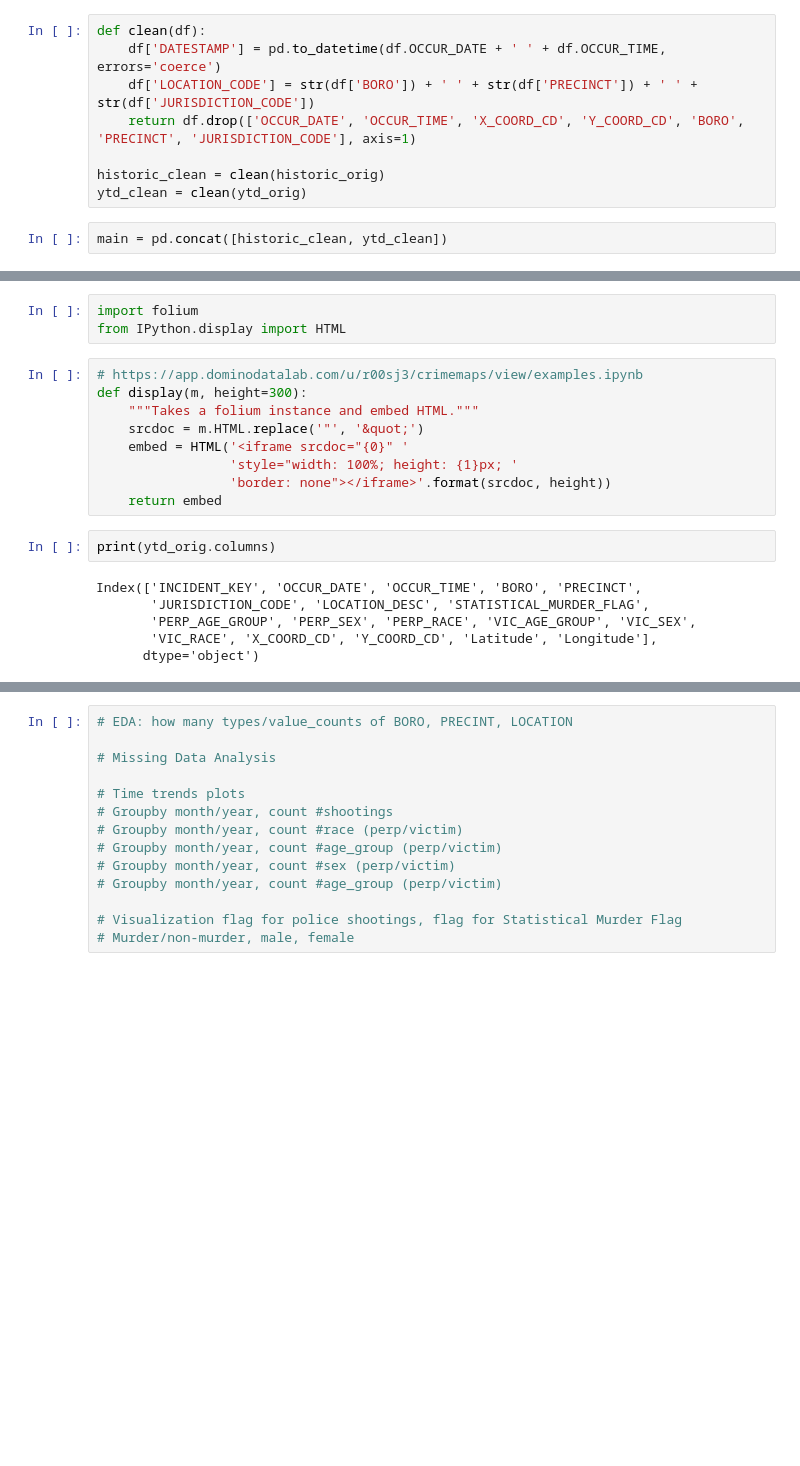
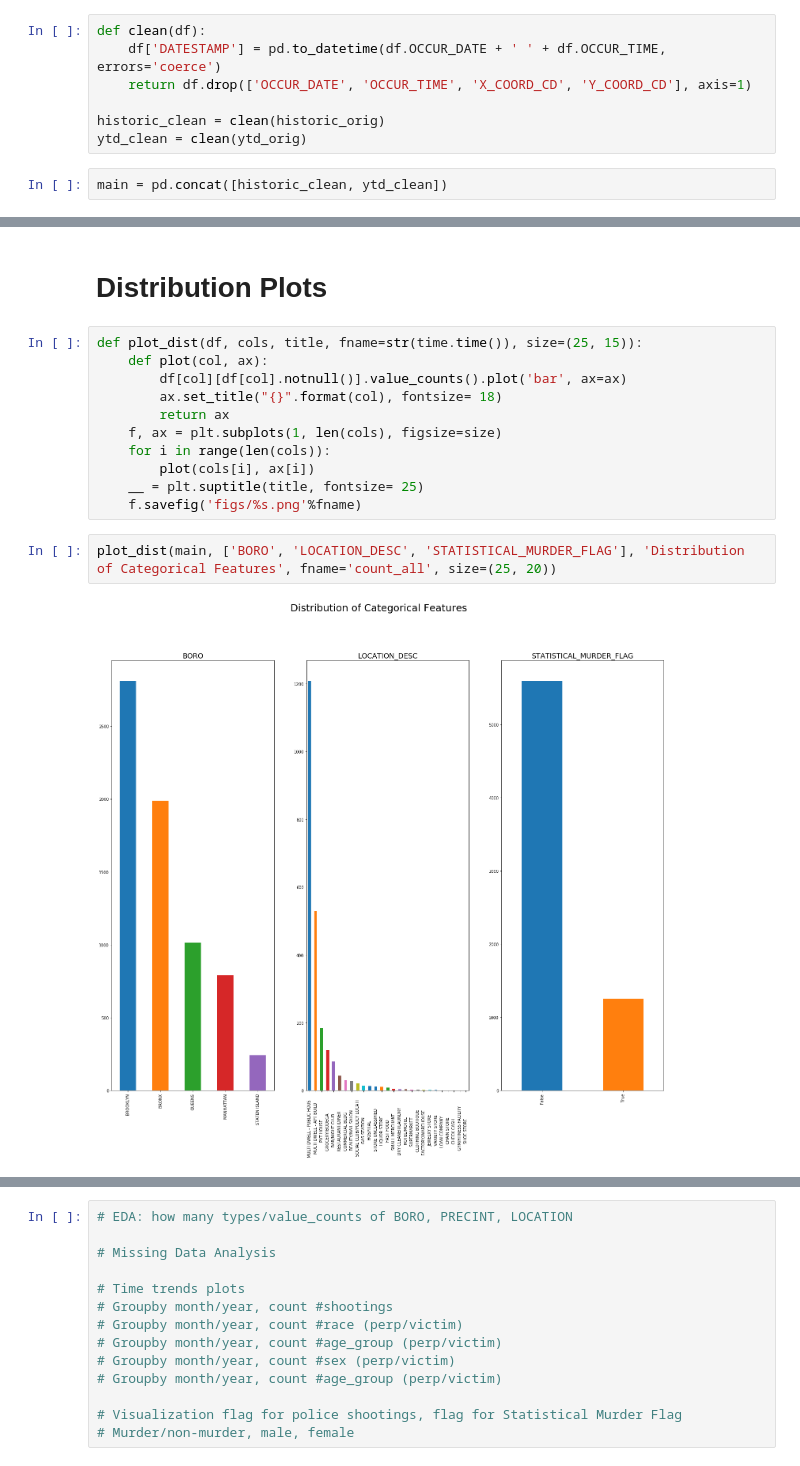
Before and after one commit to lmtoan/dt512-uw, a Jupyter notebook: data-512-final-project/eda.ipynb, the cells around one changed output, grey strips where cells are left out. Cells and saved outputs as stored; diff of their text form; blank space fills up the shorter version.

```diff
--- a/data-512-final-project/eda.ipynb
+++ b/data-512-final-project/eda.ipynb
@@ -15,8 +25,7 @@ Index(['INCIDENT_KEY', 'OCCUR_DATE', 'OCCUR_TIME', 'BORO', 'PRECINCT',
 # %%
 def clean(df):
     df['DATESTAMP'] = pd.to_datetime(df.OCCUR_DATE + ' ' + df.OCCUR_TIME, errors='coerce')
-    df['LOCATION_CODE'] = str(df['BORO']) + ' ' + str(df['PRECINCT']) + ' ' + str(df['JURISDICTION_CODE'])
-    return df.drop(['OCCUR_DATE', 'OCCUR_TIME', 'X_COORD_CD', 'Y_COORD_CD', 'BORO', 'PRECINCT', 'JURISDICTION_CODE'], axis=1)
+    return df.drop(['OCCUR_DATE', 'OCCUR_TIME', 'X_COORD_CD', 'Y_COORD_CD'], axis=1)
 
 historic_clean = clean(historic_orig)
 ytd_clean = clean(ytd_orig)
@@ -38,20 +62,17 @@ main.sample(1)
-# %%
-import folium
-from IPython.display import HTML
-# %%
-# https://app.dominodatalab.com/u/r00sj3/crimemaps/view/examples.ipynb
-def display(m, height=300):
-    """Takes a folium instance and embed HTML."""
-    srcdoc = m.HTML.replace('"', '&quot;')
-    embed = HTML('<iframe srcdoc="{0}" '
-                 'style="width: 100%; height: {1}px; '
-                 'border: none"></iframe>'.format(srcdoc, height))
-    return embed
-# %%
-print(ytd_orig.columns)
-# %% [output]
-Index(['INCIDENT_KEY', 'OCCUR_DATE', 'OCCUR_TIME', 'BORO', 'PRECINCT',
-       'JURISDICTION_CODE', 'LOCATION_DESC', 'STATISTICAL_MURDER_FLAG',
-       'PERP_AGE_GROUP', 'PERP_SEX', 'PERP_RACE', 'VIC_AGE_GROUP', 'VIC_SEX',
-       'VIC_RACE', 'X_COORD_CD', 'Y_COORD_CD', 'Latitude', 'Longitude'],
-      dtype='object')
+# %% [markdown]
+# Distribution Plots
+# %%
+def plot_dist(df, cols, title, fname=str(time.time()), size=(25, 15)):
+    def plot(col, ax):
+        df[col][df[col].notnull()].value_counts().plot('bar', ax=ax)
+        ax.set_title("{}".format(col), fontsize= 18)
+        return ax
+    f, ax = plt.subplots(1, len(cols), figsize=size)
+    for i in range(len(cols)):
+        plot(cols[i], ax[i])
+    __ = plt.suptitle(title, fontsize= 25)
+    f.savefig('figs/%s.png'%fname)
+# %%
+plot_dist(main, ['BORO', 'LOCATION_DESC', 'STATISTICAL_MURDER_FLAG'], 'Distribution of Categorical Features', fname='count_all', size=(25, 20))
+# %% [output]
+[figure, added]
```
Also changed, not shown: parts of 31 cells of this notebook, 18 other files.
